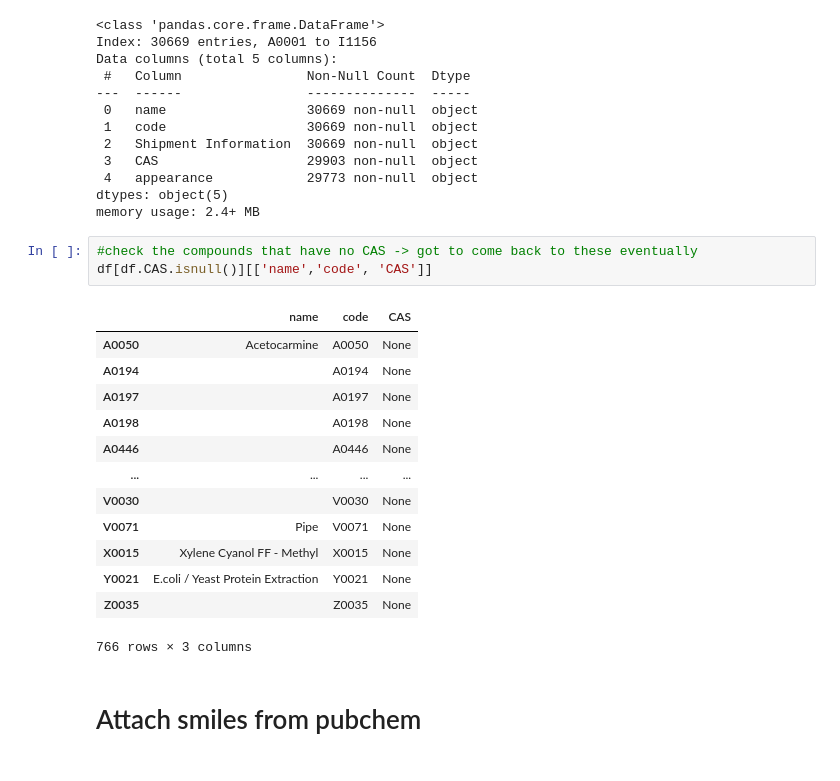
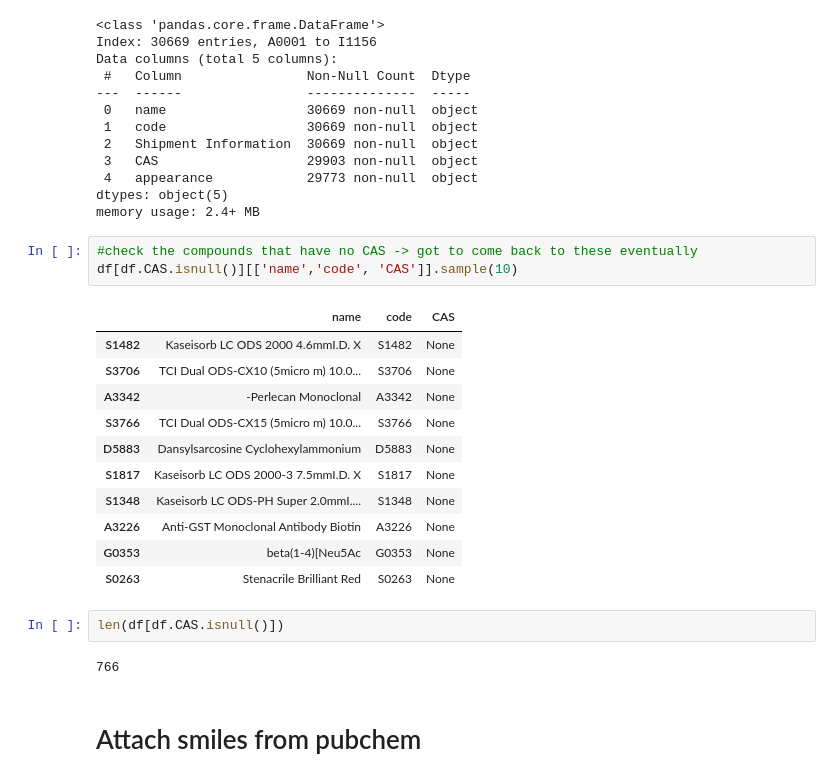
Before and after one commit to stephanyvargas/Learning_DataScience, a Jupyter notebook: WebScrapping_data/test_data_TCI.ipynb, the cells around one changed output. Cells and saved outputs as stored; diff of their text form.

```diff
--- a/WebScrapping_data/test_data_TCI.ipynb
+++ b/WebScrapping_data/test_data_TCI.ipynb
@@ -197,21 +197,23 @@ dtypes: object(5)
 memory usage: 2.4+ MB
 # %%
 #check the compounds that have no CAS -> got to come back to these eventually
-df[df.CAS.isnull()][['name','code', 'CAS']]
+df[df.CAS.isnull()][['name','code', 'CAS']].sample(10)
 # %% [output]
 |  | name | code | CAS |
-| A0050 | Acetocarmine | A0050 | None |
-| A0194 |  | A0194 | None |
-| A0197 |  | A0197 | None |
-| A0198 |  | A0198 | None |
-| A0446 |  | A0446 | None |
-| ... | ... | ... | ... |
-| V0030 |  | V0030 | None |
-| V0071 | Pipe | V0071 | None |
-| X0015 | Xylene Cyanol FF - Methyl | X0015 | None |
-| Y0021 | E.coli / Yeast Protein Extraction | Y0021 | None |
-| Z0035 |  | Z0035 | None |
+| S1482 | Kaseisorb LC ODS 2000 4.6mmI.D. X | S1482 | None |
+| S3706 | TCI Dual ODS-CX10 (5micro m) 10.0... | S3706 | None |
+| A3342 | -Perlecan Monoclonal | A3342 | None |
+| S3766 | TCI Dual ODS-CX15 (5micro m) 10.0... | S3766 | None |
+| D5883 | Dansylsarcosine Cyclohexylammonium | D5883 | None |
+| S1817 | Kaseisorb LC ODS 2000-3 7.5mmI.D. X | S1817 | None |
+| S1348 | Kaseisorb LC ODS-PH Super 2.0mmI.... | S1348 | None |
+| A3226 | Anti-GST Monoclonal Antibody Biotin | A3226 | None |
+| G0353 | beta(1-4)[Neu5Ac | G0353 | None |
+| S0263 | Stenacrile Brilliant Red | S0263 | None |
-766 rows × 3 columns
+# %%
+len(df[df.CAS.isnull()])
+# %% [output]
+766
 # %% [markdown]
 # Attach smiles from pubchem
 # %%
```
Also changed, not shown: parts of 15 cells of this notebook.
